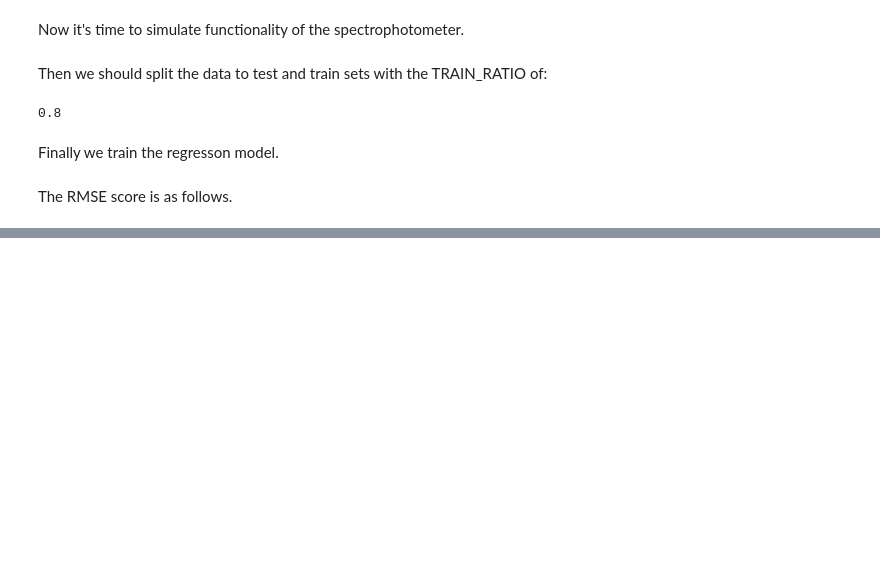
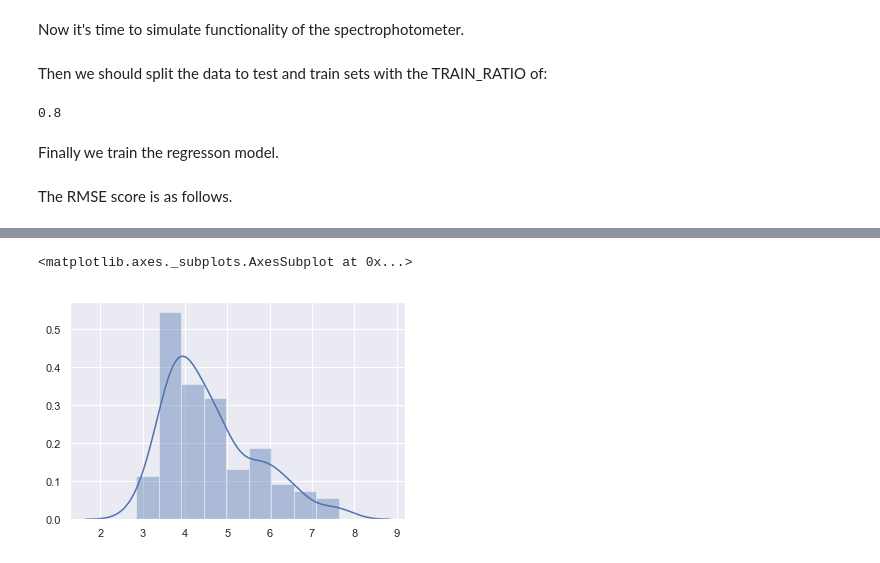
Before and after one commit to sahelyiyi/rgb_to_hs, a Jupyter notebook: report.ipynb, the cells around one changed output, grey strips where cells are left out. Saved outputs shown, nothing was run; the diff lists cells and outputs as text; code cells hidden in the pictures; blank space fills up the shorter version.

```diff
--- a/report.ipynb
+++ b/report.ipynb
@@ -88,0 +116,5 @@ sns.distplot(rmses)
+# %%
+sns.distplot(xyz_rmses)
+# %% [output]
+<matplotlib.axes._subplots.AxesSubplot at 0x...>
+[figure, added]
```
Also changed, not shown: parts of 16 cells of this notebook, 40 other files.
